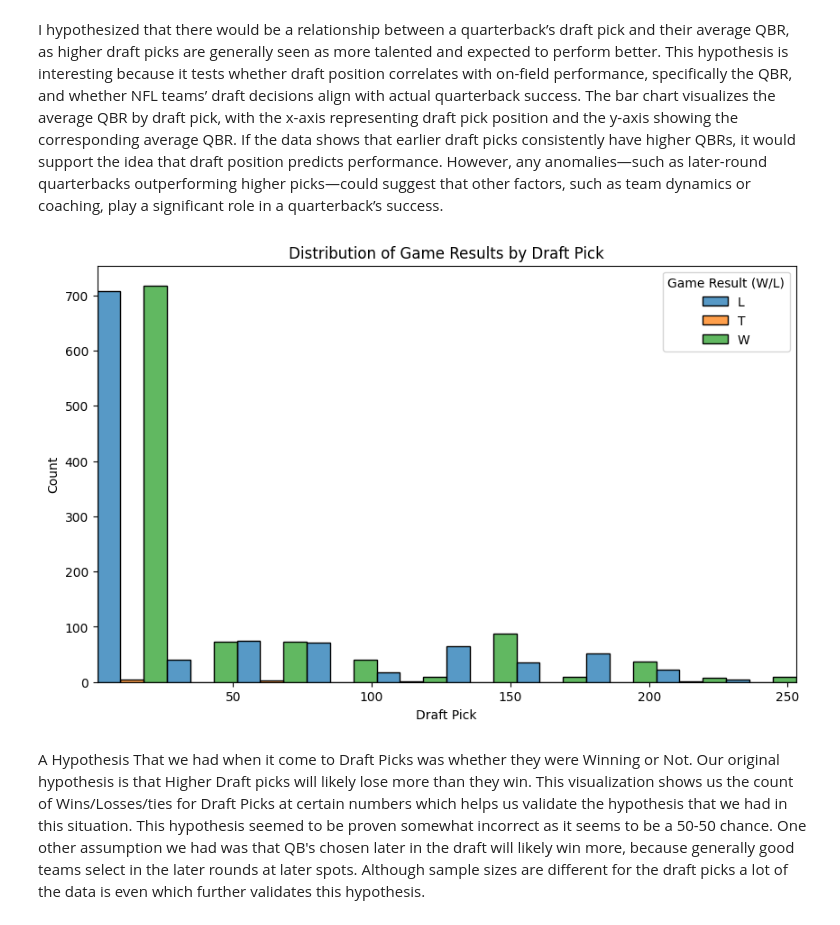
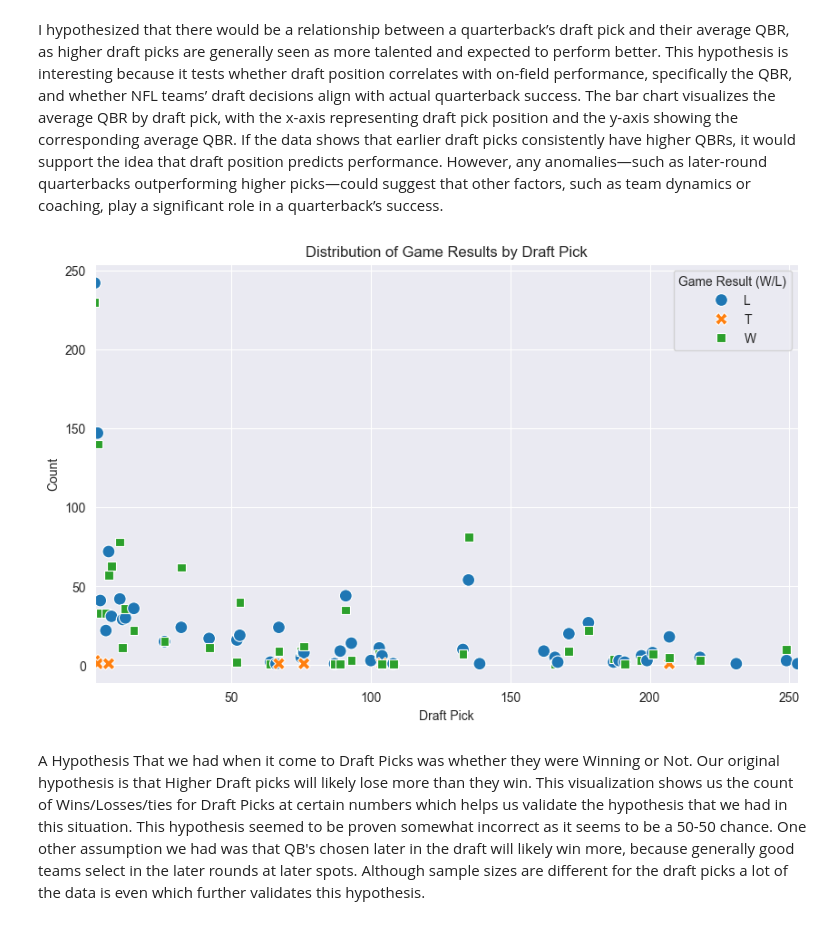
Before and after one commit to cs418-fa24/project-check-in-team-8, a Jupyter notebook: Final_report.ipynb, the cells around one changed output. Cells and saved outputs as stored; diff of their text form; code cells hidden in the pictures.

```diff
--- a/Final_report.ipynb
+++ b/Final_report.ipynb
@@ -97,26 +97,20 @@ plt.show()
 I hypothesized that there would be a relationship between a quarterback’s draft pick and their average QBR, as higher draft picks are generally seen as more talented and expected to perform better. This hypothesis is interesting because it tests whether draft position correlates with on-field performance, specifically the QBR, and whether NFL teams’ draft decisions align with actual quarterback success. The bar chart visualizes the average QBR by draft pick, with the x-axis representing draft pick position and the y-axis showing the corresponding average QBR. If the data shows that earlier draft picks consistently have higher QBRs, it would support the idea that draft position predicts performance. However, any anomalies—such as later-round quarterbacks outperforming higher picks—could suggest that other factors, such as team dynamics or coaching, play a significant role in a quarterback’s success.
 # %%
 # Another Visualization (Shriniket)
-import numpy as np
-import pandas as pd
-import matplotlib.pyplot as plt
-from mpl_toolkits import mplot3d
-from sklearn.linear_model import LinearRegression, LogisticRegression
-import seaborn as sns
-
+# Assuming the data is loaded correctly
 nfl_stats = pd.read_csv('combinedQBStats.csv')
 df = nfl_stats.groupby(["Draft Pick", "Game Result (W/L)"]).size().reset_index(name='Count')
 
-# Plot using Seaborn
+# Plot using Seaborn scatterplot
 plt.figure(figsize=(10, 6))
-sns.histplot(data=df, x="Draft Pick", weights="Count", hue="Game Result (W/L)", multiple="dodge")
+sns.scatterplot(data=df, x="Draft Pick", y="Count", hue="Game Result (W/L)", style="Game Result (W/L)", s=100)
 plt.xlabel("Draft Pick")
 plt.ylabel("Count")
 plt.title("Distribution of Game Results by Draft Pick")
 plt.xlim(1, df["Draft Pick"].max())
 plt.show()
 # %% [output]
-[figure, old version]
+[figure, new version]
 # %% [markdown]
 A Hypothesis That we had when it come to Draft Picks was whether they were Winning or Not. Our original hypothesis is that Higher Draft picks will likely lose more than they win. This visualization shows us the count of Wins/Losses/ties for Draft Picks at certain numbers which helps us validate the hypothesis that we had in this situation. This hypothesis seemed to be proven somewhat incorrect as it seems to be a 50-50 chance. One other assumption we had was that QB's chosen later in the draft will likely win more, because generally good teams select in the later rounds at later spots. Although sample sizes are different for the draft picks a lot of the data is even which further validates this hypothesis.
 # %%
```
Also changed, not shown: parts of 6 cells of this notebook.
